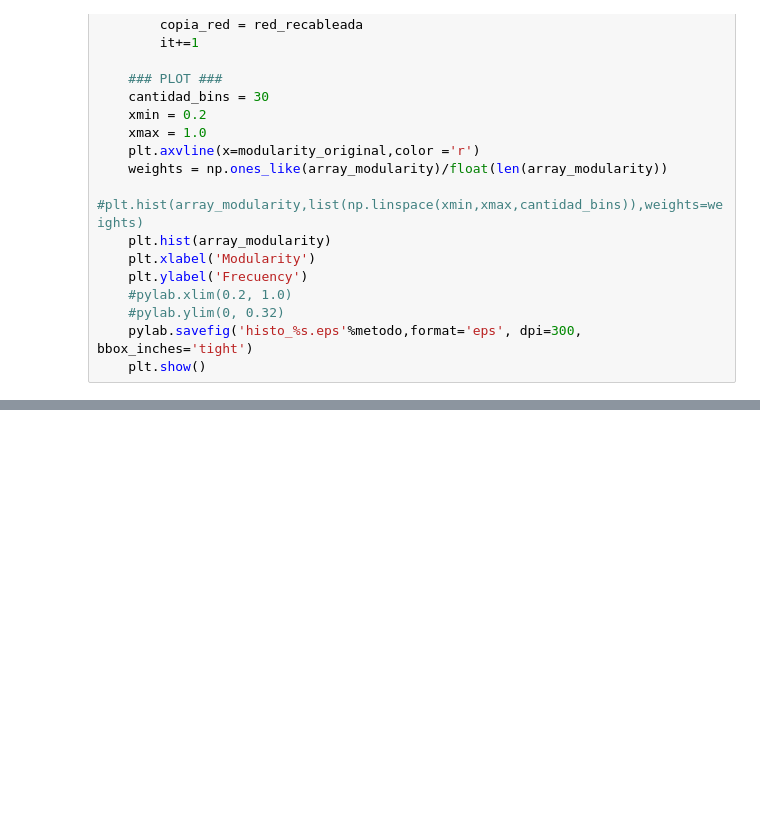
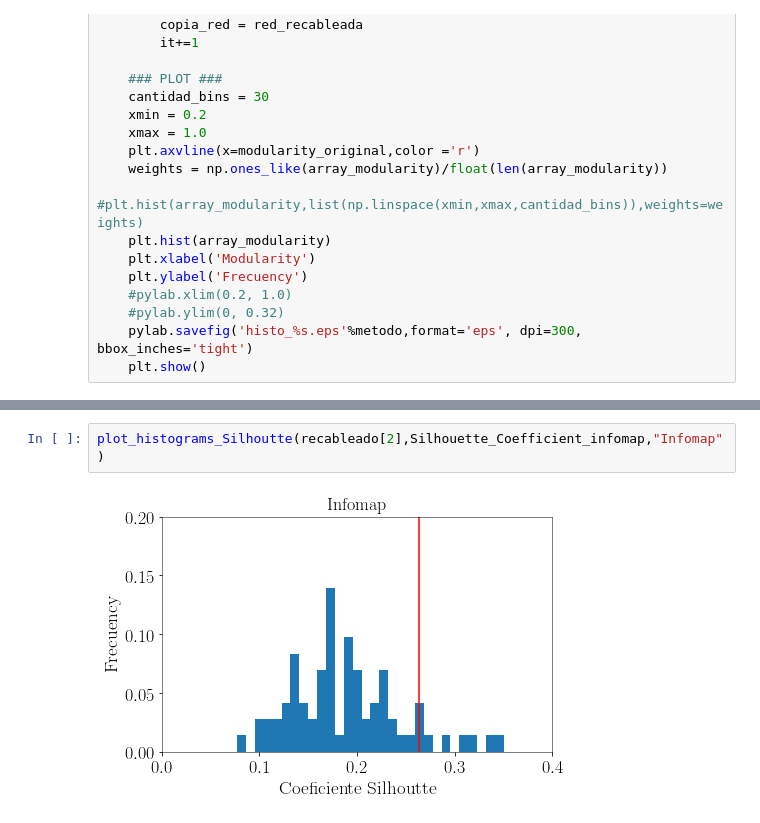
Before and after one commit to ignaciosticco/tc03, a Jupyter notebook: tc3.ipynb, the cells around one changed output, grey strips where cells are left out. Saved outputs shown, nothing was run; the diff lists cells and outputs as text; blank space fills up the shorter version.

```diff
--- a/tc3.ipynb
+++ b/tc3.ipynb
@@ -414,0 +440,4 @@ random_modularities(G,"edge_betweenness")
+# %%
+plot_histograms_Silhoutte(recableado[2],Silhouette_Coefficient_infomap,"Infomap")
+# %% [output]
+[figure, added]
```
Also changed, not shown: parts of 49 cells of this notebook.
